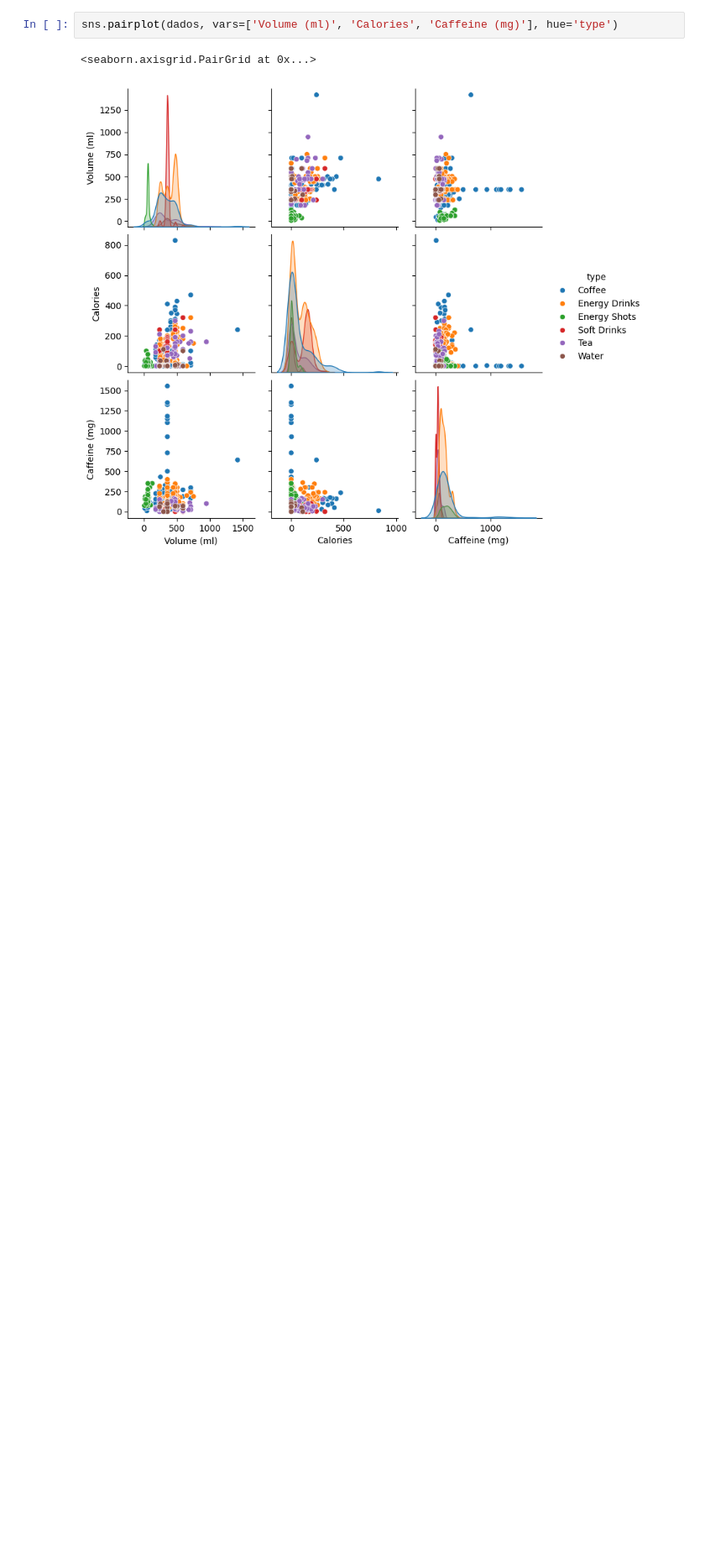
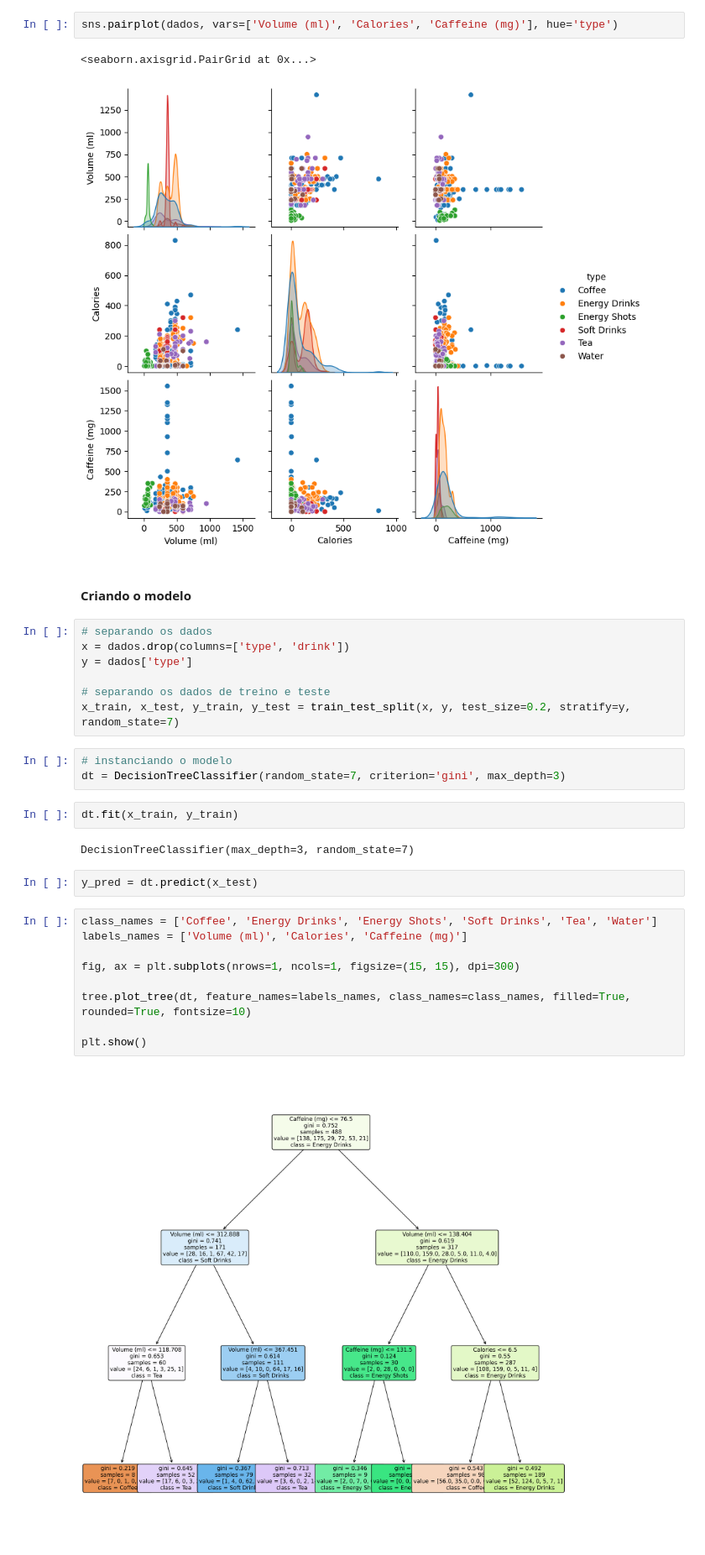
Before and after one commit to torvess/classificando_bebidas_Jun-2024, a Jupyter notebook: classificando_bebidas.ipynb, the cells around one changed output. Shown at 84% size. Drawn from its saved outputs; the diff is of its cells as text; blank space fills up the shorter version.

```diff
--- a/classificando_bebidas.ipynb
+++ b/classificando_bebidas.ipynb
@@ -88,3 +102,32 @@ sns.pairplot(dados, vars=['Volume (ml)', 'Calories', 'Caffeine (mg)'], hue='type
 # %% [output]
 <seaborn.axisgrid.PairGrid at 0x...>
 [figure]
+# %% [markdown]
+#### Criando o modelo
+# %%
+# separando os dados
+x = dados.drop(columns=['type', 'drink'])
+y = dados['type']
+
+# separando os dados de treino e teste
+x_train, x_test, y_train, y_test = train_test_split(x, y, test_size=0.2, stratify=y, random_state=7)
+# %%
+# instanciando o modelo
+dt = DecisionTreeClassifier(random_state=7, criterion='gini', max_depth=3)
+# %%
+dt.fit(x_train, y_train)
+# %% [output]
+DecisionTreeClassifier(max_depth=3, random_state=7)
+# %%
+y_pred = dt.predict(x_test)
+# %%
+class_names = ['Coffee', 'Energy Drinks', 'Energy Shots', 'Soft Drinks', 'Tea', 'Water']
+labels_names = ['Volume (ml)', 'Calories', 'Caffeine (mg)']
+
+fig, ax = plt.subplots(nrows=1, ncols=1, figsize=(15, 15), dpi=300)
+
+tree.plot_tree(dt, feature_names=labels_names, class_names=class_names, filled=True, rounded=True, fontsize=10)
+
+plt.show()
+# %% [output]
+[figure, added]
```
Also changed, not shown: parts of 16 cells of this notebook.
